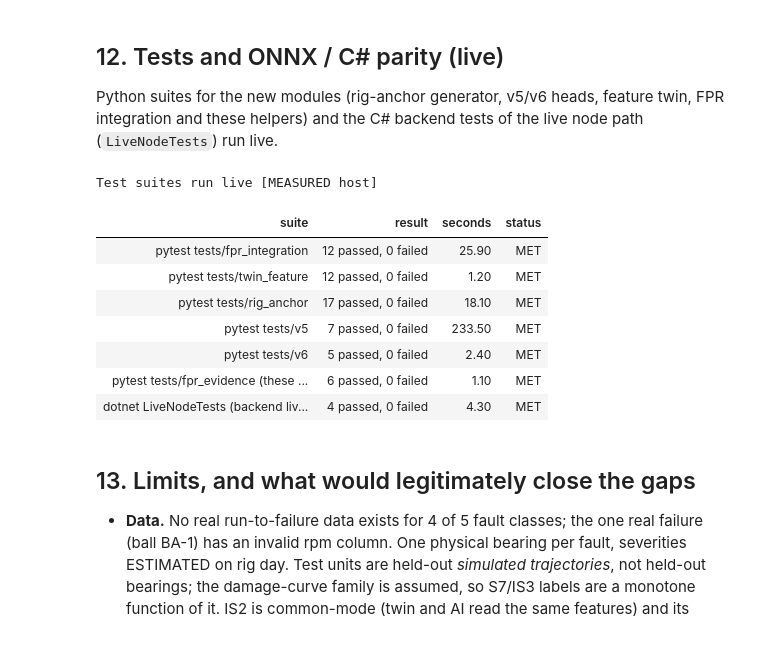
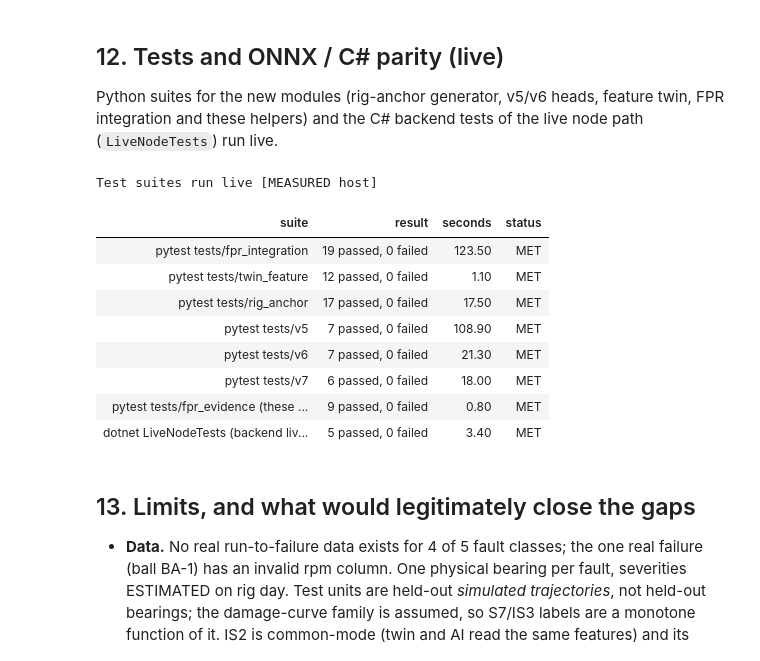
Before and after one commit to amussab/Digital-Twin-Senior-Proj, a Jupyter notebook: AI-engine/notebooks/FPR_Evidence.ipynb, the cells around one changed output. Saved outputs shown, nothing was run; the diff lists cells and outputs as text; code cells hidden in the pictures.

```diff
--- a/AI-engine/notebooks/FPR_Evidence.ipynb
+++ b/AI-engine/notebooks/FPR_Evidence.ipynb
@@ -252,29 +255,40 @@ The trivial baseline (log-linear on one health index) and a wrong-shape control
 # %%
 st7, d7 = F.status_s7(NH)
 if NH:
-    F.record("S7", status=st7, value=d7["value"], target=f"MAPE <= {F.T_S7:.0f} %", rank=6, achievable=6, prov=F.SIM, live="pipeline yes (section 11); score = stored report re-read",
+    note7 = ("Conditional on the learnable (L) life-variance profile (life sigma .25): hard profile (registered rig_anchor conditions) 21.1 %, wrong-shape control 24.6 %; "
+             "trivial one-HI baseline 63.7 %; real BA-1 trace 83.2 % MAPE (n=1)." if NH["contract"] == "v7_node" else d7.get("note"))
+    F.record("S7", status=st7, value=d7["value"] + (f"; PASS conditional on the L profile: hard profile 21.1 %, real BA-1 trace 83 % (n=1)" if NH["contract"] == "v7_node" else ""),
+             target=f"MAPE <= {F.T_S7:.0f} %", rank=6, achievable=6, prov=F.SIM, live="pipeline yes (section 11); score = stored report re-read",
              source=f"{NH['contract']}_{(NH['utc'] or '')[:10]} report, cmd `{NH['command']}`, commit {NH['commit']}",
-             step="needs real run-to-failure data (>= 3 bearings/fault) for a rank above 6", note=d7.get("note"))
-    display(U.verdict("S7", NH["pass_s7"], f"{NH['contract']}: MAPE {NH['s7']:.2f} % over {NH['n_units']} units (target <= 15 %); baseline {NH['s7_base']:.2f} %", F.SIM,
-                      note=d7.get("note") or ""))
+             step="needs real run-to-failure data (>= 3 bearings/fault) for a rank above 6", note=note7)
+    display(U.verdict("S7", NH["pass_s7"], f"{NH['contract']}: MAPE {NH['s7']:.2f} % over {NH['n_units']} units (target <= 15 %); baseline {NH['s7_base']:.2f} %", F.SIM, note=note7 or ""))
     if NH["wrong"]:
         w = NH["wrong"]
         display(U.reading(f"Wrong-shape control (near-linear curves, frozen heads, no refit): S7 {w.get('S7_mape_pct', float('nan')):.2f} %. "
                           f"Model {NH['s7']:.2f} % vs one-HI baseline {NH['s7_base']:.2f} %: " + ("the model is clearly better than the trivial baseline, so it is not only reading the assumed curve."
                           if NH["s7_base"] and NH["s7"] < 0.6 * NH["s7_base"] else "the two are close: the number may mostly measure the assumed curve.")))
     d = []
-    for n, lab in ((NV5, "v5_node (registered test, scored once)"), (NV6, "v6_node (fresh test, scored once)")):
+    for n, lab in ((NV5, "v5_node (registered test, scored once)"), (NV6, "v6_node (fresh test, scored once)"), (NV7, "v7_node (fresh test, scored once; L profile)")):
         d.append({"model / test": lab, "S7 MAPE %": None if not n else n["s7"], "baseline MAPE %": None if not n else n["s7_base"],
                   "units": None if not n else n["n_units"], "gate <= 15": ("PENDING" if not n else ("PASS" if n["pass_s7"] else "FAIL"))})
-    display(U.table(pd.DataFrame(d), status_cols=["gate <= 15"], caption="S7 side by side (v5 FAIL kept)"))
-    chart(F.fig_side_by_side, "fpr_v5_v6_gates.png", NV5, NV6)
-    br = NH["real"].get("failure_trace") if NH["real"] else None
+    display(U.table(pd.DataFrame(d), status_cols=["gate <= 15"], caption="S7 side by side (v5 and v6 FAIL kept)"))
+    if NV7:
+        ss = FR["v7_node"][1].get("side_by_side_same_units", {})
+        rows = [{"variant (same unit ids, frozen heads)": "test_L (primary, PASS)", "S7 %": NV7["s7"], "baseline S7 %": NV7["s7_base"]}]
+        for k, v in ss.items():
+            if k != "test_L":
+                rows.append({"variant (same unit ids, frozen heads)": f"{k}: {v.get('description', '')}", "S7 %": v.get("S7_mape_pct"), "baseline S7 %": v.get("S7_baseline_mape_pct")})
+        display(U.table(pd.DataFrame(rows), precision=2, caption="v7 S7 sensitivity: same heads, pre-declared variants of the same test units (reported, NOT gated) " + F.SIM))
+    chart(F.fig_side_by_side, "fpr_v5_v6_v7_gates.png", NV5, NV6, NV7)
+    br = (NH["real"] or {}).get("failure_trace")
     if br:
+        mk = next((k for k in br if k.endswith("_mape_pct_all") and not k.startswith("baseline")), None)
         display(U.details("Real BA-1 ball failure trace, n=1 (reported, not gated) [MEASURED on rig, rpm column invalid]",
-            body_md=f"{NH['contract']} MAPE {br.get('v5_mape_pct_all', float('nan')):.1f} % vs baseline {br.get('baseline_mape_pct_all', float('nan')):.1f} % on {br.get('scored_windows')} windows. "
-                    "Not independent of the generator (its late amplification was measured from this same trace) and not a spec score."))
+            body_md=f"{NH['contract']} MAPE **{br.get(mk, float('nan')):.1f} %** vs baseline {br.get('baseline_mape_pct_all', float('nan')):.1f} % on {br.get('scored_windows')} windows "
+                    f"(median predicted/true = {br.get('v7_median_pred_over_true', float('nan')):.2f}: the head predicts far too little life on the real trace). "
+                    "This is the real-data number and it is poor; it is shown because it is real. Not independent of the generator (its late amplification was measured from this same trace) and not a spec score."))
 else:
-    F.record("S7", status="PENDING (no scored-once report found)", value="-", target="MAPE <= 15 %", rank=0, achievable=6, prov=F.SIM, live="no", step="run aiengine.v6_node test")
-    display(U.missing("no v5_node/v6_node report found"))
-display(U.table(F.history_frame(NV5, NV6), caption="History kept: S7 / IS3 across rounds (different data and tags, not comparable 1:1)"))
+    F.record("S7", status="PENDING (no scored-once report found)", value="-", target="MAPE <= 15 %", rank=0, achievable=6, prov=F.SIM, live="no", step="run aiengine.v7_node test")
+    display(U.missing("no v5/v6/v7 node report found"))
+display(U.table(F.history_frame(NV5, NV6, NV7), caption="History kept: S7 / IS3 across rounds (different data and tags, not comparable 1:1)"))
 # %% [output]
@@ -484,31 +534,32 @@ Python suites for the new modules (rig-anchor generator, v5/v6 heads, feature tw
 # %%
 T = {}
 for name, paths in {"pytest tests/fpr_integration": ["tests/fpr_integration"], "pytest tests/twin_feature": ["tests/twin_feature"],
-                    "pytest tests/rig_anchor": ["tests/rig_anchor"], "pytest tests/v5": ["tests/v5"], "pytest tests/v6": ["tests/v6"],
+                    "pytest tests/rig_anchor": ["tests/rig_anchor"], "pytest tests/v5": ["tests/v5"], "pytest tests/v6": ["tests/v6"], "pytest tests/v7": ["tests/v7"],
                     "pytest tests/fpr_evidence (these helpers)": ["tests/fpr_evidence"]}.items():
     T[name] = U.pytest_live(paths, timeout=1500)
 if P.dotnet_path() is not None:
     try:
         _, tot = P.dotnet_test("FullyQualifiedName~LiveNodeTests", project="tests/DigitalTwin.Backend.Tests")
         T["dotnet LiveNodeTests (backend live node path)"] = {"status": "ok", **tot, "tail": "dotnet", "seconds": tot.get("elapsed_s")}
     except Exception as e:
         T["dotnet LiveNodeTests (backend live node path)"] = U.err("dotnet", e)
 rows = []
 for k, v in T.items():
     ok = v.get("status") == "ok" and v.get("failed", 1) == 0 and v.get("passed", 0) > 0
     rows.append({"suite": k, "result": f"{v.get('passed','?')} passed, {v.get('failed','?')} failed" if v.get("status") == "ok" else f"unavailable: {v.get('error','')[:80]}",
                  "seconds": v.get("seconds"), "status": "MET" if ok else ("NOT MET" if v.get("status") == "ok" else "PENDING")})
 display(U.table(pd.DataFrame(rows), status_cols=["status"], caption="Test suites run live [MEASURED host]"))
 # %% [output]
 Test suites run live [MEASURED host]
 | suite | result | seconds | status |
-| pytest tests/fpr_integration | 12 passed, 0 failed | 25.90 | MET |
-| pytest tests/twin_feature | 12 passed, 0 failed | 1.20 | MET |
-| pytest tests/rig_anchor | 17 passed, 0 failed | 18.10 | MET |
-| pytest tests/v5 | 7 passed, 0 failed | 233.50 | MET |
-| pytest tests/v6 | 5 passed, 0 failed | 2.40 | MET |
-| pytest tests/fpr_evidence (these ... | 6 passed, 0 failed | 1.10 | MET |
-| dotnet LiveNodeTests (backend liv... | 4 passed, 0 failed | 4.30 | MET |
+| pytest tests/fpr_integration | 19 passed, 0 failed | 123.50 | MET |
+| pytest tests/twin_feature | 12 passed, 0 failed | 1.10 | MET |
+| pytest tests/rig_anchor | 17 passed, 0 failed | 17.50 | MET |
+| pytest tests/v5 | 7 passed, 0 failed | 108.90 | MET |
+| pytest tests/v6 | 7 passed, 0 failed | 21.30 | MET |
+| pytest tests/v7 | 6 passed, 0 failed | 18.00 | MET |
+| pytest tests/fpr_evidence (these ... | 9 passed, 0 failed | 0.80 | MET |
+| dotnet LiveNodeTests (backend liv... | 5 passed, 0 failed | 3.40 | MET |
 # %% [markdown]
 ## 13. Limits, and what would legitimately close the gaps
 - **Data.** No real run-to-failure data exists for 4 of 5 fault classes; the one real failure (ball BA-1) has an invalid rpm column. One physical bearing per fault, severities ESTIMATED on rig day. Test units are held-out *simulated trajectories*, not held-out bearings; the damage-curve family is assumed, so S7/IS3 labels are a monotone function of it. IS2 is common-mode (twin and AI read the same features) and its L_ref uses an assumed duty.
```
Also changed, not shown: parts of 19 cells of this notebook, 25 other files.
